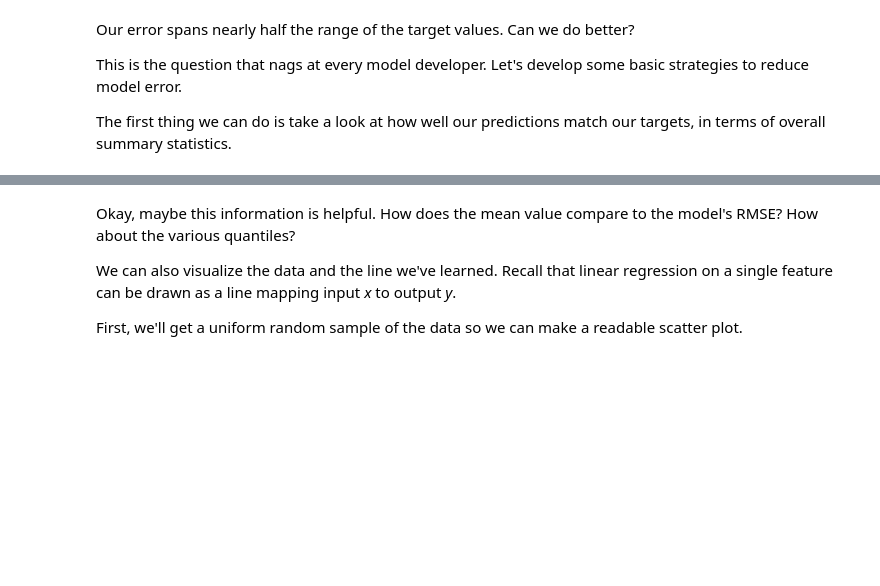
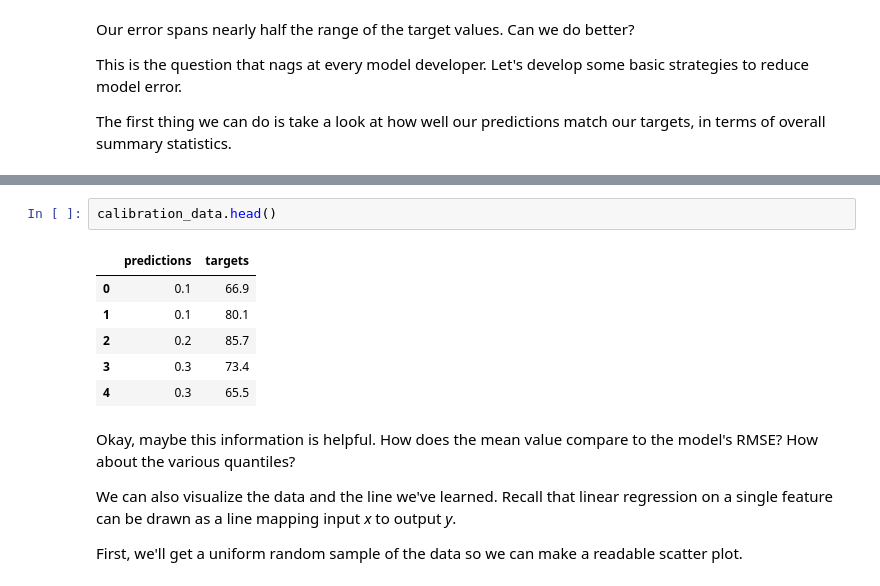
Before and after one commit to pszjmb1/0FunWithColab, a Jupyter notebook: first_steps_with_tensor_flow.ipynb, the cells around one changed output, grey strips where cells are left out. Drawn from its saved outputs; the diff is of its cells as text; blank space fills up the shorter version.

```diff
--- a/first_steps_with_tensor_flow.ipynb
+++ b/first_steps_with_tensor_flow.ipynb
@@ -257,3 +283,12 @@ calibration_data.describe()
+# %%
+calibration_data.head()
+# %% [output]
+|  | predictions | targets |
+| 0 | 0.1 | 66.9 |
+| 1 | 0.1 | 80.1 |
+| 2 | 0.2 | 85.7 |
+| 3 | 0.3 | 73.4 |
+| 4 | 0.3 | 65.5 |
 # %% [markdown]
 Okay, maybe this information is helpful. How does the mean value compare to the model's RMSE? How about the various quantiles?
 
```
Also changed, not shown: parts of 10 cells of this notebook.
